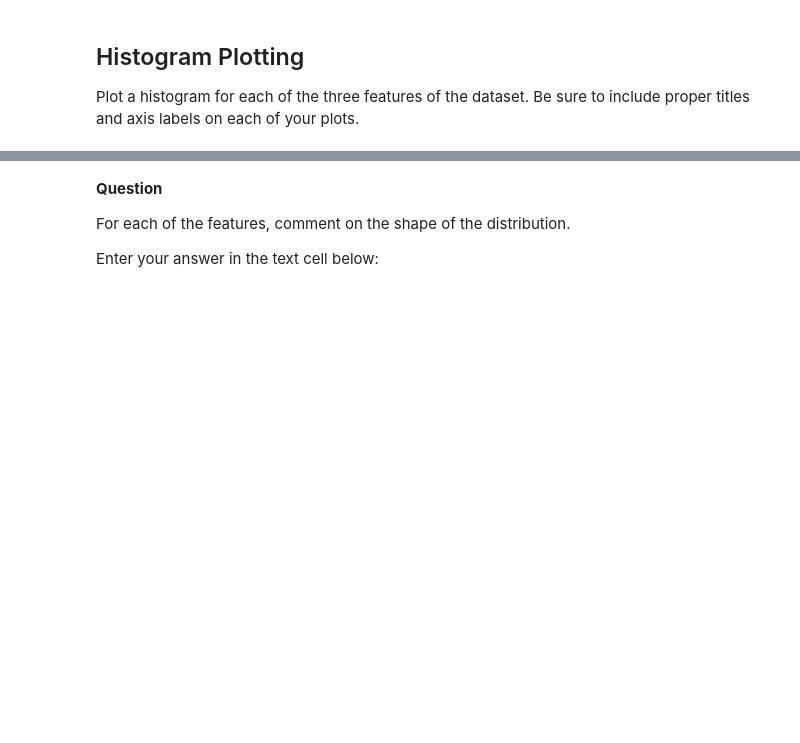
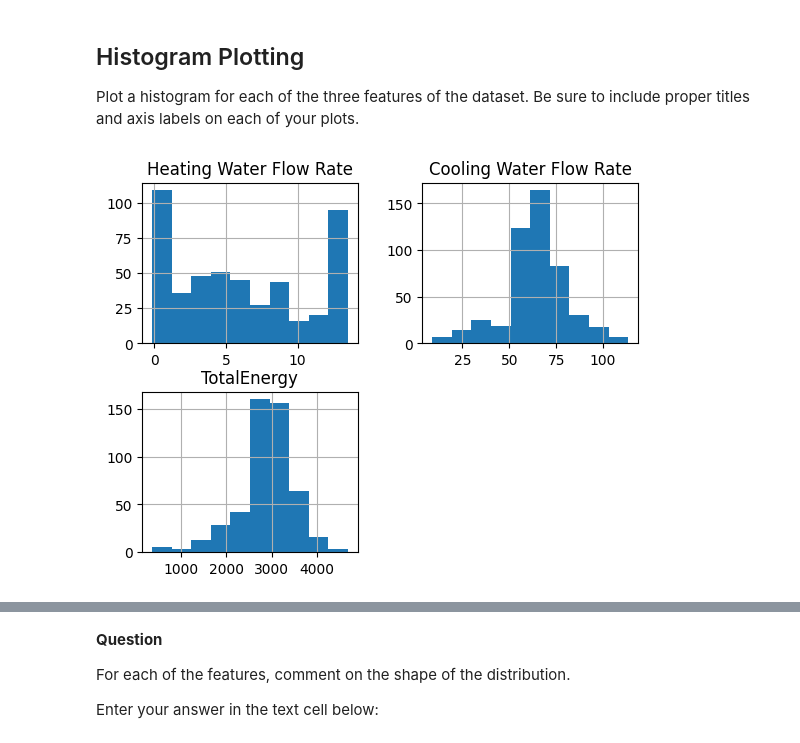
Before and after one commit to ncat-morrow/isen-project-1-jk, a Jupyter notebook: ISEN_370_Project_1_Assignment.ipynb, the cells around one changed output, grey strips where cells are left out. Cells and saved outputs as stored; diff of their text form; code cells hidden in the pictures; blank space fills up the shorter version.

```diff
--- a/ISEN_370_Project_1_Assignment.ipynb
+++ b/ISEN_370_Project_1_Assignment.ipynb
@@ -37,3 +37,6 @@ data.head()
 # %% [markdown]
 Display information about three variables: Heating Water Flow Rate,Cooling Water Flow Rate,and TotalEnergy.
 Provide the code to display the top five rows of the data with these three features (columns).
+# %%
+features = data[['Heating Water Flow Rate', 'Cooling Water Flow Rate', 'TotalEnergy']]
+features.head()
@@ -46,3 +69,8 @@ hint: use describe() function.
 # %% [markdown]
 ## Histogram Plotting
 Plot a histogram for each of the three features of the dataset. Be sure to include proper titles and axis labels on each of your plots.
+# %%
+features.hist()
+plt.show()
+# %% [output]
+[figure, added]
```
Also changed, not shown: parts of 8 cells of this notebook.
